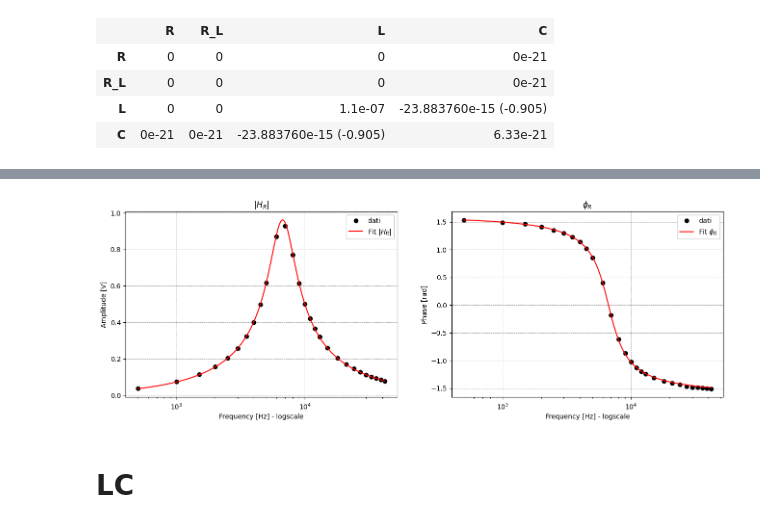
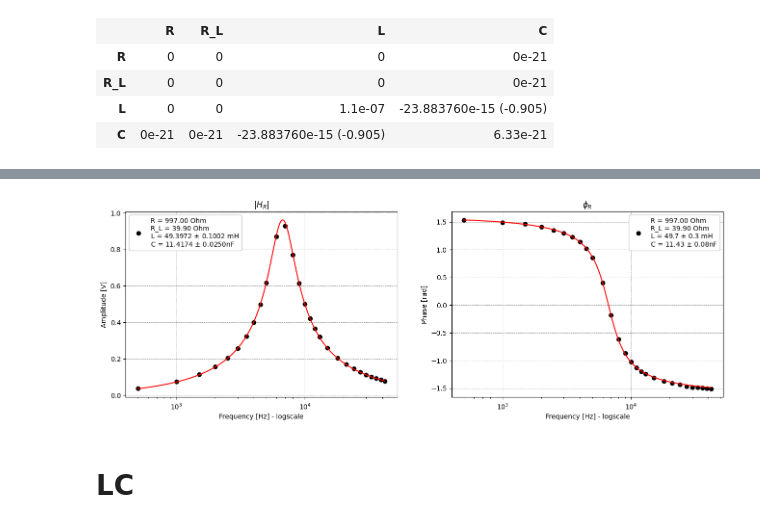
Before and after one commit to Yedi278/Lab2, a Jupyter notebook: Circuiti_3/RLC.ipynb, the cells around one changed output, grey strips where cells are left out. Saved outputs shown, nothing was run; the diff lists cells and outputs as text; code cells hidden in the pictures.

```diff
--- a/Circuiti_3/RLC.ipynb
+++ b/Circuiti_3/RLC.ipynb
@@ -30,7 +34,7 @@ if 1:
 
         path = path_folder+str(i)+'/'
 
-        CH1,SGN,MTH, V_SGN, V_MTH, zero_CH1, zero_SGN, zero_MTH, m1, m2, m3, dt_CH1, dt_MTH, V_SGN_err, V_MTH_err = analize(path, i, force=True, prec=1e-8,verbose=True)
+        CH1,SGN,MTH, V_SGN, V_MTH, zero_CH1, zero_SGN, zero_MTH, m1, m2, m3, dt_CH1, dt_MTH, V_SGN_err, V_MTH_err, zero_err = analize(path, i, force=True, prec=1e-8,verbose=True)
 
         x=np.linspace(np.min(CH1[0]), np.max(CH1[0]), 100)
 
@@ -63,7 +67,7 @@ if 1:
     V_res_err = np.array(V_res_err)
     V_l_err = np.array(V_l_err)
     fase_res = -np.array(fase_res) + np.pi
-    fase_l = -(np.array(fase_l) - np.pi)
+    fase_l = (np.array(fase_l) - np.pi)
     freqs = np.array(freqs)
 # %%
 plt.figure(figsize=(8,5))
@@ -124,7 +128,7 @@ No artists with labels found to put in legend.  Note that artists whose label st
 # %% [markdown]
 # R
 # %%
-c = LeastSquares(freqs*2*np.pi, V_res, V_res_err, G_R, verbose=False)
+c = LeastSquares(freqs*2*np.pi, V_res, V_res_err*300, G_R, verbose=False)
 f_m = Minuit(c, R=997, R_L=39.9, L=40e-3, C=12e-9)
 f_m.fixed['R','R_L'] = True
 f_m.migrad()
@@ -172,27 +226,29 @@ f_f.hesse()
 # %%
 x = np.linspace(np.min(freqs),np.max(freqs),1000)
 
 plt.subplots(1,2,figsize=(16,5))
 
 plt.subplot(1,2,1)
 plt.plot(freqs, V_res, 'o', label='dati', c='k')
 plt.plot(x, G_R(x*2*np.pi, **f_m.values.to_dict()), label='Fit $|H_R|$', c='r')
 plt.title('$|H_R|$')
-plt.legend()
 plt.xlabel('Frequency [Hz] - logscale')
 plt.ylabel('Amplitude [V]')
 plt.xscale('log')
+plt.legend([f'R = {f_m.values["R"]:.2f} Ohm\n'f'R_L = {f_m.values["R_L"]:.2f} Ohm\n'f'L = {f_m.values["L"]*1e3:.4f} $\pm$ {f_m.errors["L"]*1e3:.4f} mH\n'f'C = {f_m.values["C"]*1e9:.4f} $\pm$ {f_m.errors["C"]*1e9:.4f}nF'])
 
 plt.subplot(1,2,2)
 plt.plot(freqs, fase_res_mod, 'o', label='dati', c='k')
 plt.plot(x, fase_R(x*2*np.pi, **f_f.values.to_dict()), label='Fit $\phi_R$', c='r')
 plt.title('$\phi_R$')
-plt.legend()
 plt.xlabel('Frequency [Hz] - logscale')
 plt.ylabel('Phase [rad]')
 plt.xscale('log')
+plt.legend([f'R = {f_f.values["R"]:.2f} Ohm\n'f'R_L = {f_f.values["R_L"]:.2f} Ohm\n'f'L = {f_f.values["L"]*1e3:.1f} $\pm$ {f_f.errors["L"]*1e3:.1f} mH\n'f'C = {f_f.values["C"]*1e9:.2f} $\pm$ {f_f.errors["C"]*1e9:.2f}nF'])
+
+plt.savefig('imgs/RLC/R.pdf', bbox_inches='tight')
 # %% [output]
-[figure, old version]
+[figure, new version]
 # %% [markdown]
 # LC
 # %%
```
Also changed, not shown: parts of 9 cells of this notebook, 2 other files.
